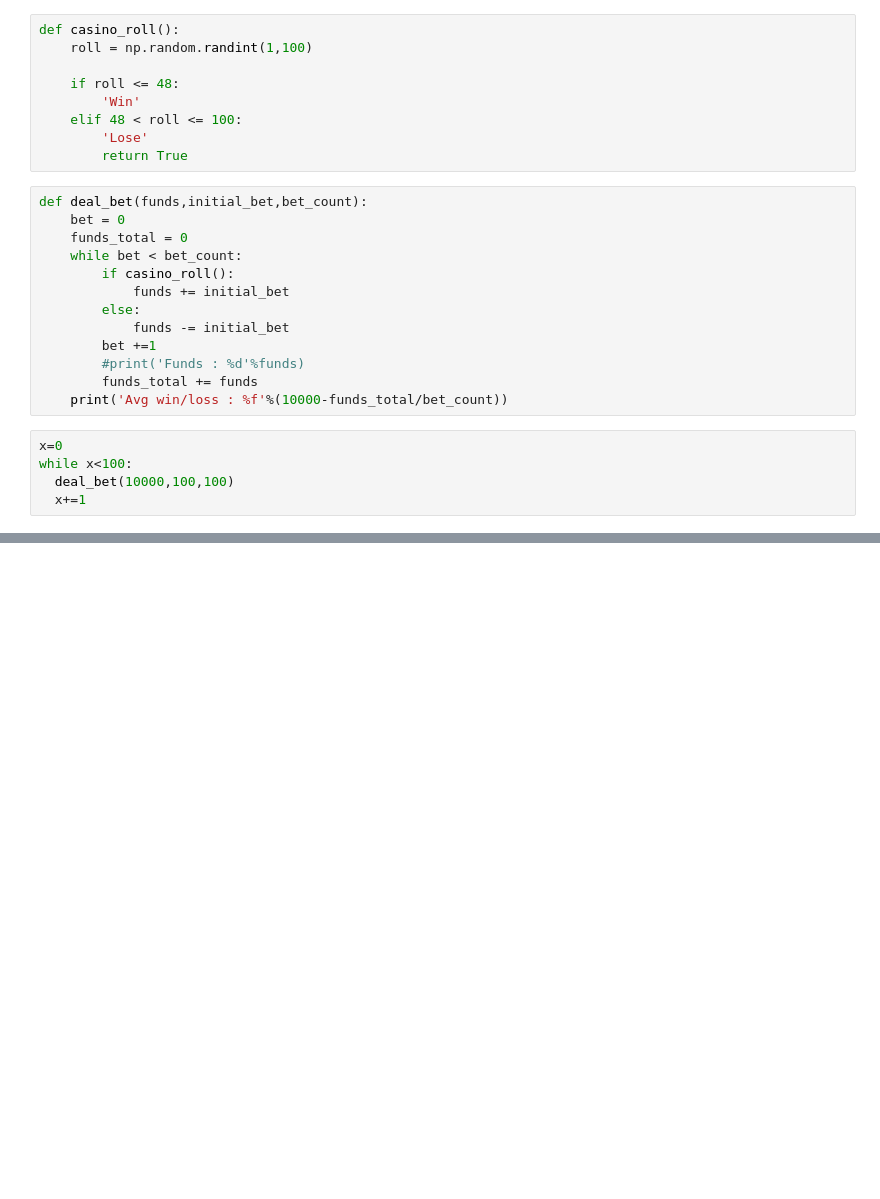
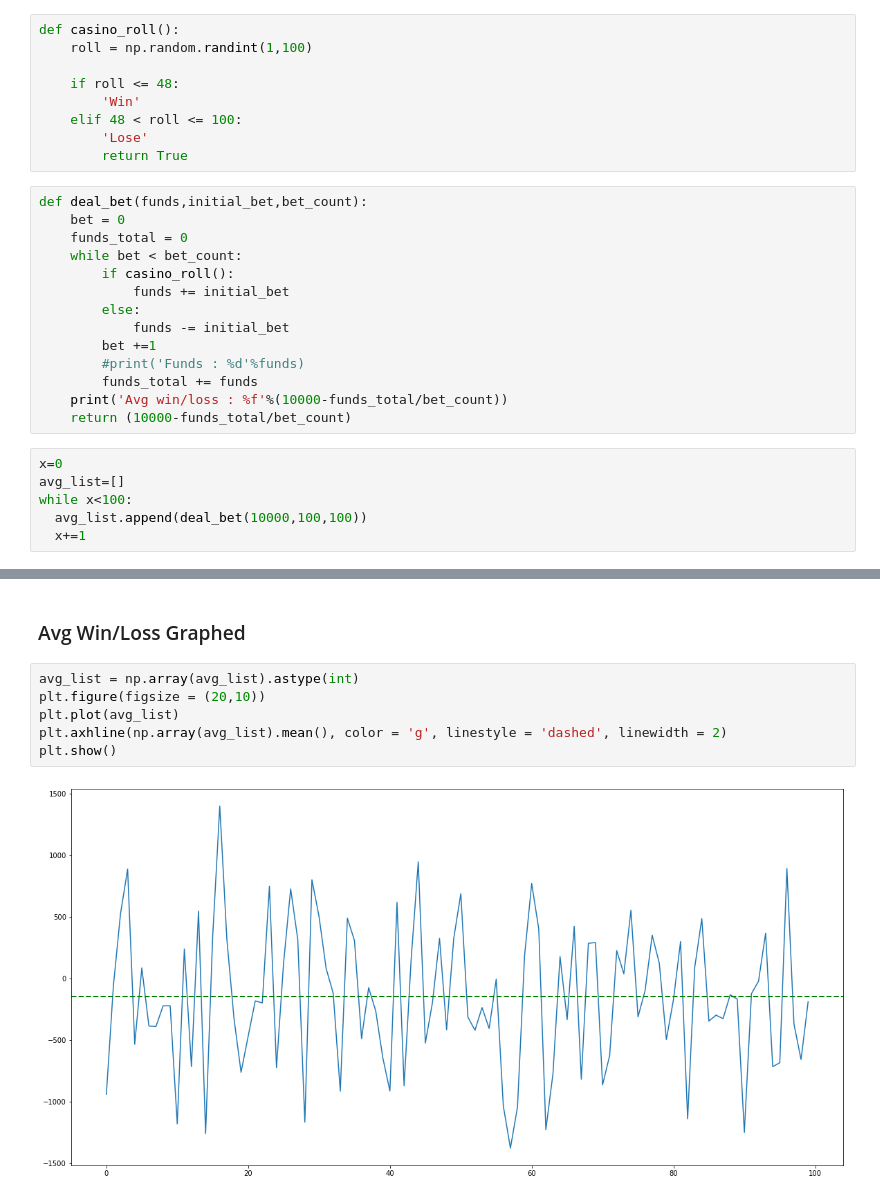
Before and after one commit to soslin/Monte_Carlo_Simulations, a Jupyter notebook: Monte_Carlo_Sim_Gambling_Wheel.ipynb, the cells around one changed output, grey strips where cells are left out. Drawn from its saved outputs; the diff is of its cells as text; blank space fills up the shorter version.

```diff
--- a/Monte_Carlo_Sim_Gambling_Wheel.ipynb
+++ b/Monte_Carlo_Sim_Gambling_Wheel.ipynb
@@ -78,9 +79,11 @@ def deal_bet(funds,initial_bet,bet_count):
         #print('Funds : %d'%funds)
         funds_total += funds
     print('Avg win/loss : %f'%(10000-funds_total/bet_count))
+    return (10000-funds_total/bet_count)
 # %%
 x=0
+avg_list=[]
 while x<100:
-  deal_bet(10000,100,100)
+  avg_list.append(deal_bet(10000,100,100))
   x+=1
 # %% [output]
@@ -103,0 +107,10 @@ Avg win/loss : -1014.000000
+# %% [markdown]
+### Avg Win/Loss Graphed
+# %%
+avg_list = np.array(avg_list).astype(int)
+plt.figure(figsize = (20,10))
+plt.plot(avg_list)
+plt.axhline(np.array(avg_list).mean(), color = 'g', linestyle = 'dashed', linewidth = 2)
+plt.show()
+# %% [output]
+[figure, added]
```
Also changed, not shown: parts of 2 cells of this notebook.
